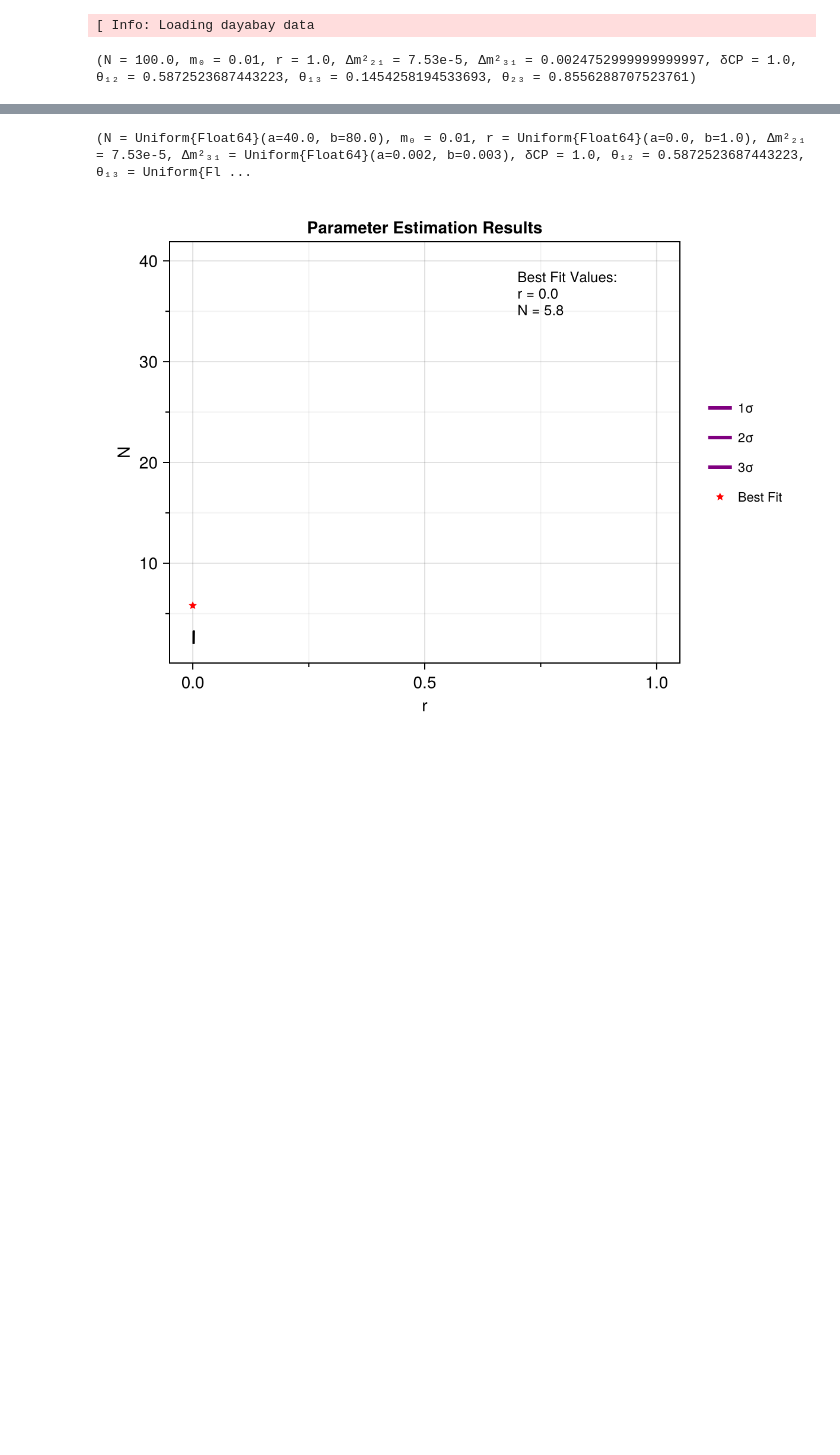
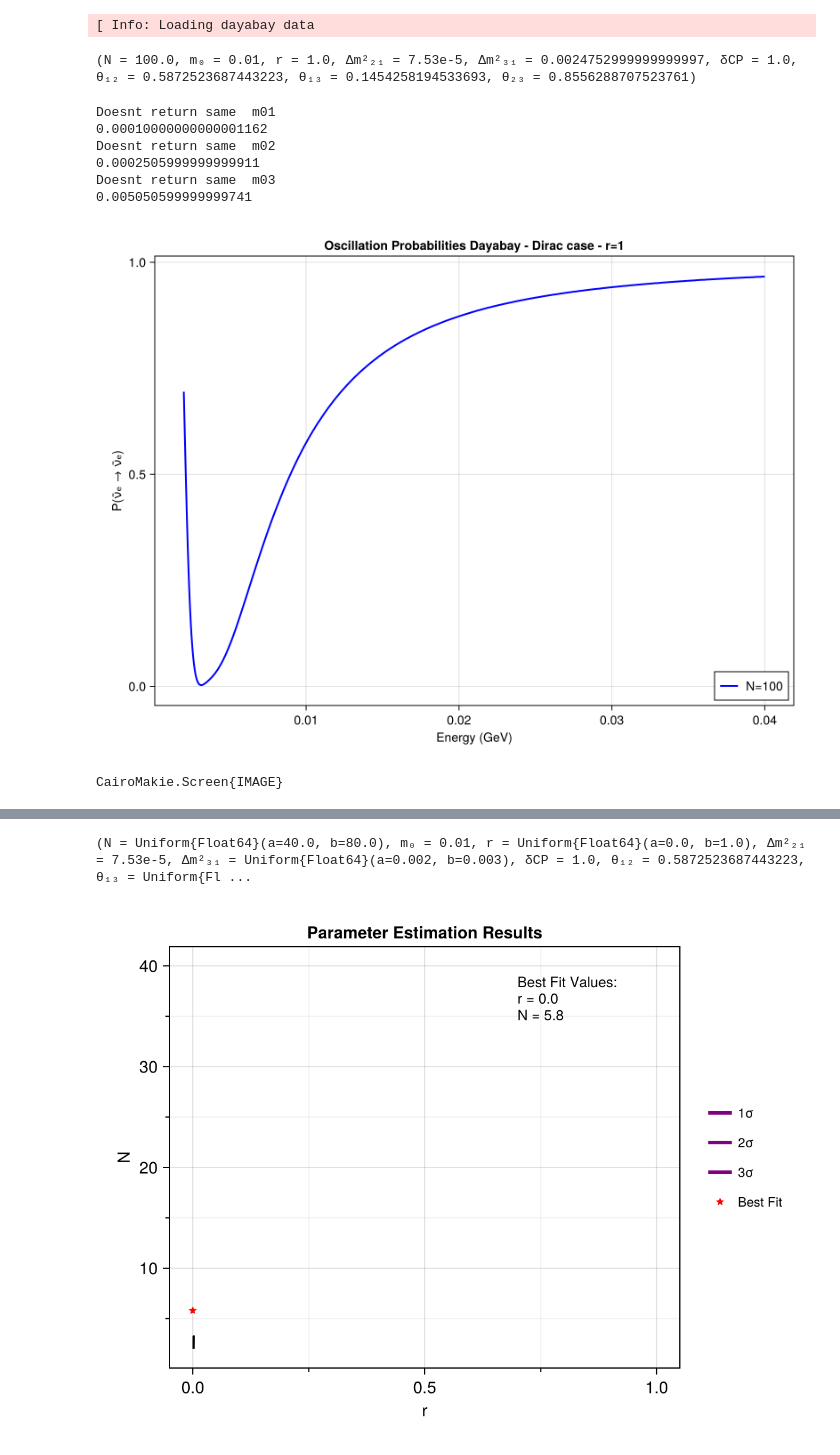
Before and after one commit to philippeller/Newtrinos.jl, a Jupyter notebook: notebooks/dayabay.ipynb, the cells around one changed output, grey strips where cells are left out. Drawn from its saved outputs; the diff is of its cells as text; code cells hidden in the pictures; blank space fills up the shorter version.

```diff
--- a/notebooks/dayabay.ipynb
+++ b/notebooks/dayabay.ipynb
@@ -39,6 +39,46 @@ experiments = (
 p = Newtrinos.get_params(experiments)
 # %% [output]
 (N = 100.0, m₀ = 0.01, r = 1.0, Δm²₂₁ = 7.53e-5, Δm²₃₁ = 0.0024752999999999997, δCP = 1.0, θ₁₂ = 0.5872523687443223, θ₁₃ = 0.1454258194533693, θ₂₃ = 0.8556288707523761)
+# %%
+using CairoMakie
+E_range = range(0.002, 0.04, length=1000)
+L=1.663
+L_vec = [L]
+
+
+osc_prob = Newtrinos.osc.get_osc_prob(osc_cfg)
+
+p= Newtrinos.get_params(experiments)
+p_5 = merge(p, (N = ftype(100),))
+
+
+probab_5 = osc_prob(collect(E_range), L_vec, p_5; anti=true)
+
+fig = Figure(size=(800, 600))
+ax = Axis(fig[1,1],
+    xlabel = "Energy (GeV)",
+    ylabel = "P(ν̄ₑ → ν̄ₑ)",
+    title = "Oscillation Probabilities Dayabay - Dirac case - r=1"
+)
+
+# Plot the lines
+#lines!(ax, E_range, probab_SM[:, 1, 1,1], label="SM", linewidth=2, color=:green)
+lines!(ax, E_range, probab_5[:, 1, 1,1], label=" N=100", linewidth=2, color=:blue)
+
+
+# Add legend and set limits
+axislegend(ax, position=:rb)
+
+display(fig)
+# %% [output]
+Doesnt return same  m01
+0.00010000000000001162
+Doesnt return same  m02
+0.0002505999999999911
+Doesnt return same  m03
+0.005050599999999741
+[figure, added]
+CairoMakie.Screen{IMAGE}
 # %%
 img = experiments.dayabay.plot(p)
 display("image/png", img)
```
Also changed, not shown: parts of 5 cells of this notebook, 3 other files.
